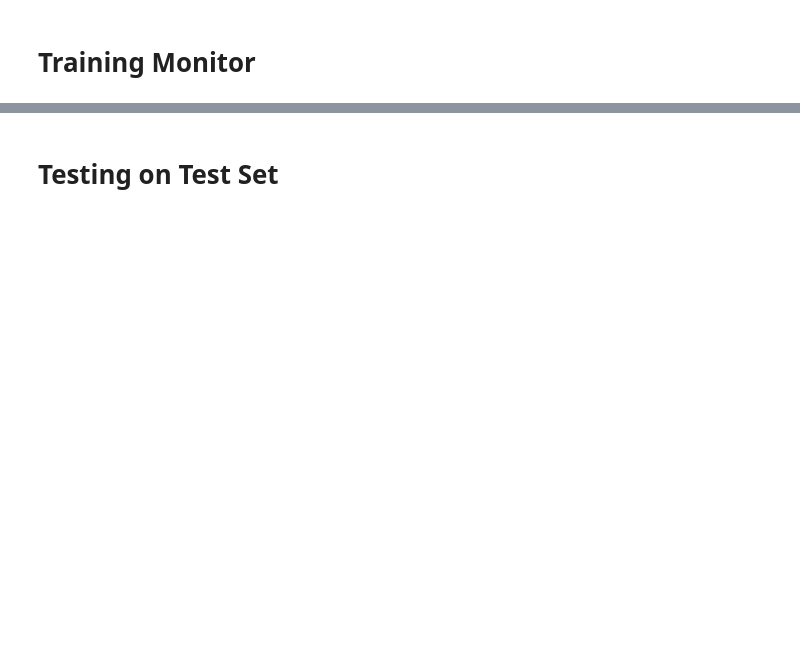
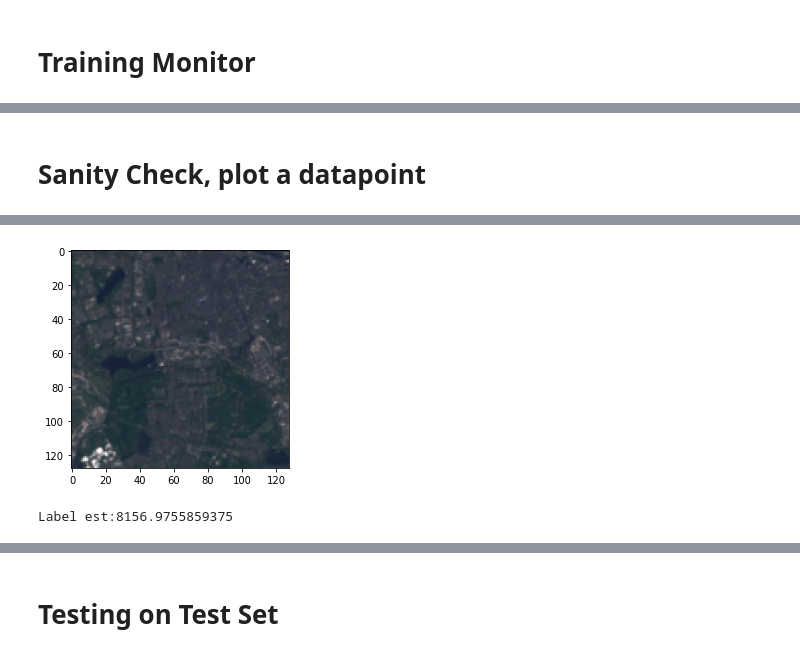
Before and after one commit to kylechanpols/sid, a Jupyter notebook: v2/fit_monitor.ipynb, the cells around one changed output, grey strips where cells are left out. Saved outputs shown, nothing was run; the diff lists cells and outputs as text; code cells hidden in the pictures; blank space fills up the shorter version.

```diff
--- a/v2/fit_monitor.ipynb
+++ b/v2/fit_monitor.ipynb
@@ -26,3 +30,25 @@ Trainable params: 31,034,565
 Non-trainable params: 0
 __________________________________________________________________________________________________
 None
+# %% [markdown]
+# Sanity Check, plot a datapoint
+# %%
+seq = 0
+for i in train_dataset.take(50):
+    if seq == 25:
+        feature = i[0]
+        label = i[1]
+    seq+=1
+
+# fig = plt.figure()
+# ax1 = fig.add_subplot(1,2,1)
+# ax1.imshow(feature)
+# ax2 = fig.add_subplot(1,2,2)
+# ax2.imshow(label, vmin=0, vmax=1, cmap="gray")
+
+# plt.show()
+
+plt.imshow(feature[:,:,:3])
+plt.show()
+print(f"Label est:{label}")
+# %% [output]
@@ -29 +56,3 @@ None
+[figure, added]
+Label est:8156.9755859375
 # %%
```
Also changed, not shown: parts of 19 cells of this notebook, 9 other files.
